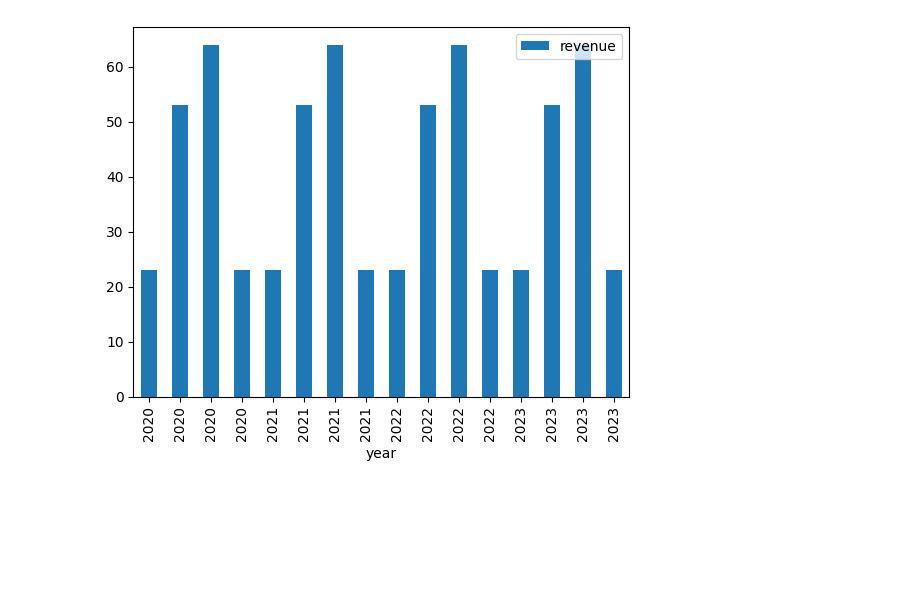
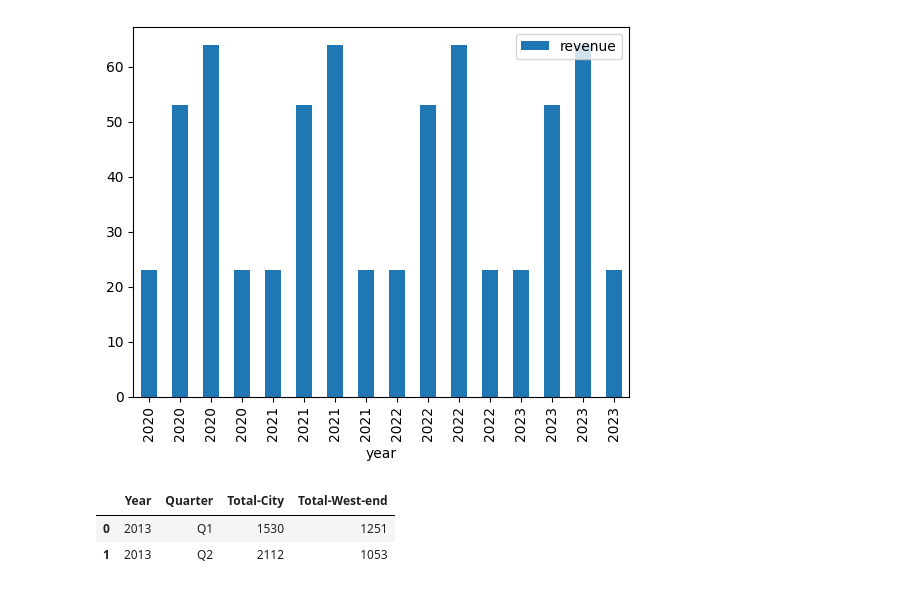
Before and after one commit to Flexday-Solutions/llm-chart-gen, a Jupyter notebook: chart-gen.ipynb, the cells around one changed output. Cells and saved outputs as stored; diff of their text form; code cells hidden in the pictures; blank space fills up the shorter version.

```diff
--- a/chart-gen.ipynb
+++ b/chart-gen.ipynb
@@ -295,3 +305,10 @@ Thought:
 > Finished chain.
 'Agent stopped due to iteration limit or time limit.'
 [figure]
+# %%
+df = pd.read_csv("data/central_london_slide4.csv")
+df.head(2)
+# %% [output]
+|  | Year | Quarter | Total-City | Total-West-end |
+| 0 | 2013 | Q1 | 1530 | 1251 |
+| 1 | 2013 | Q2 | 2112 | 1053 |
```
Also changed, not shown: parts of 20 cells of this notebook.
